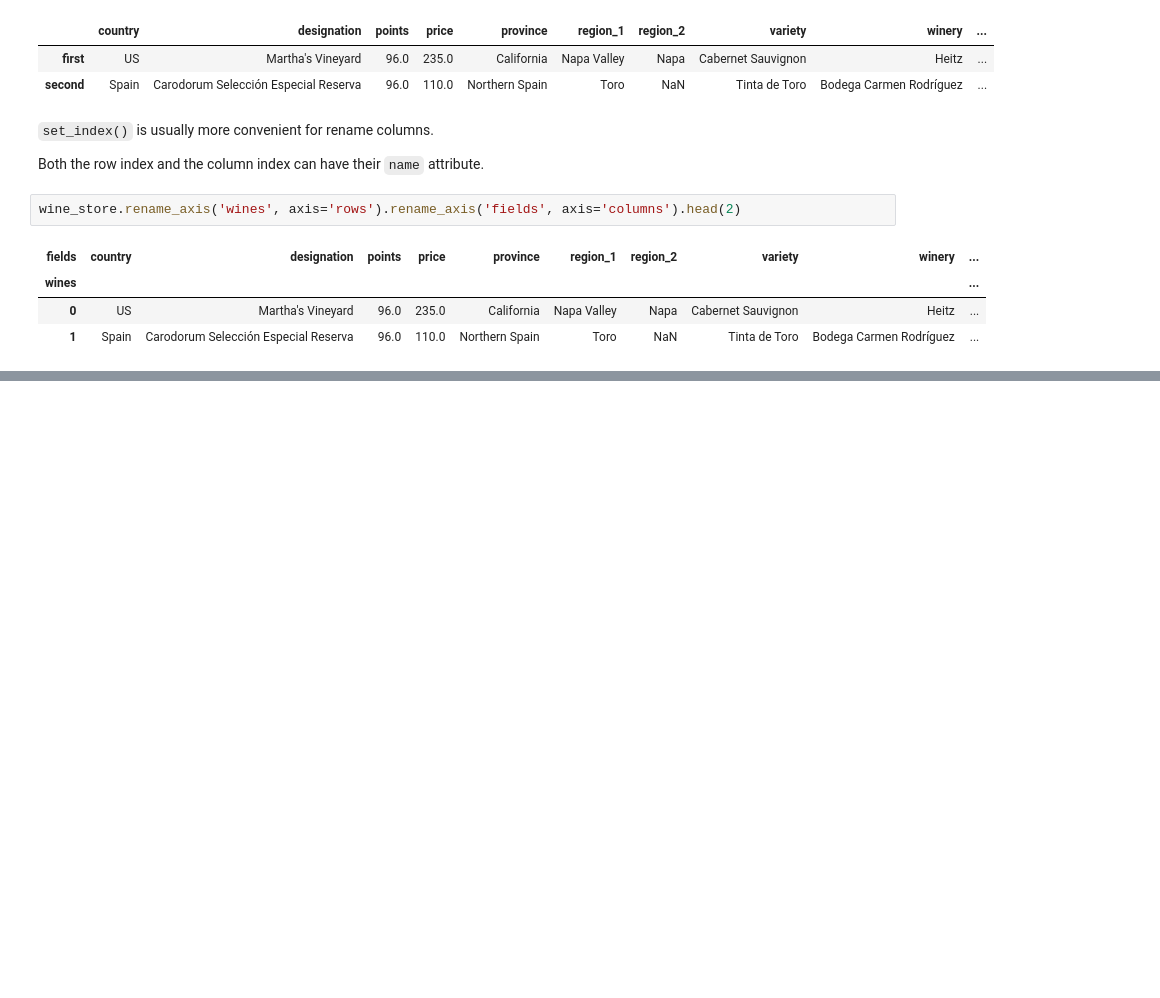
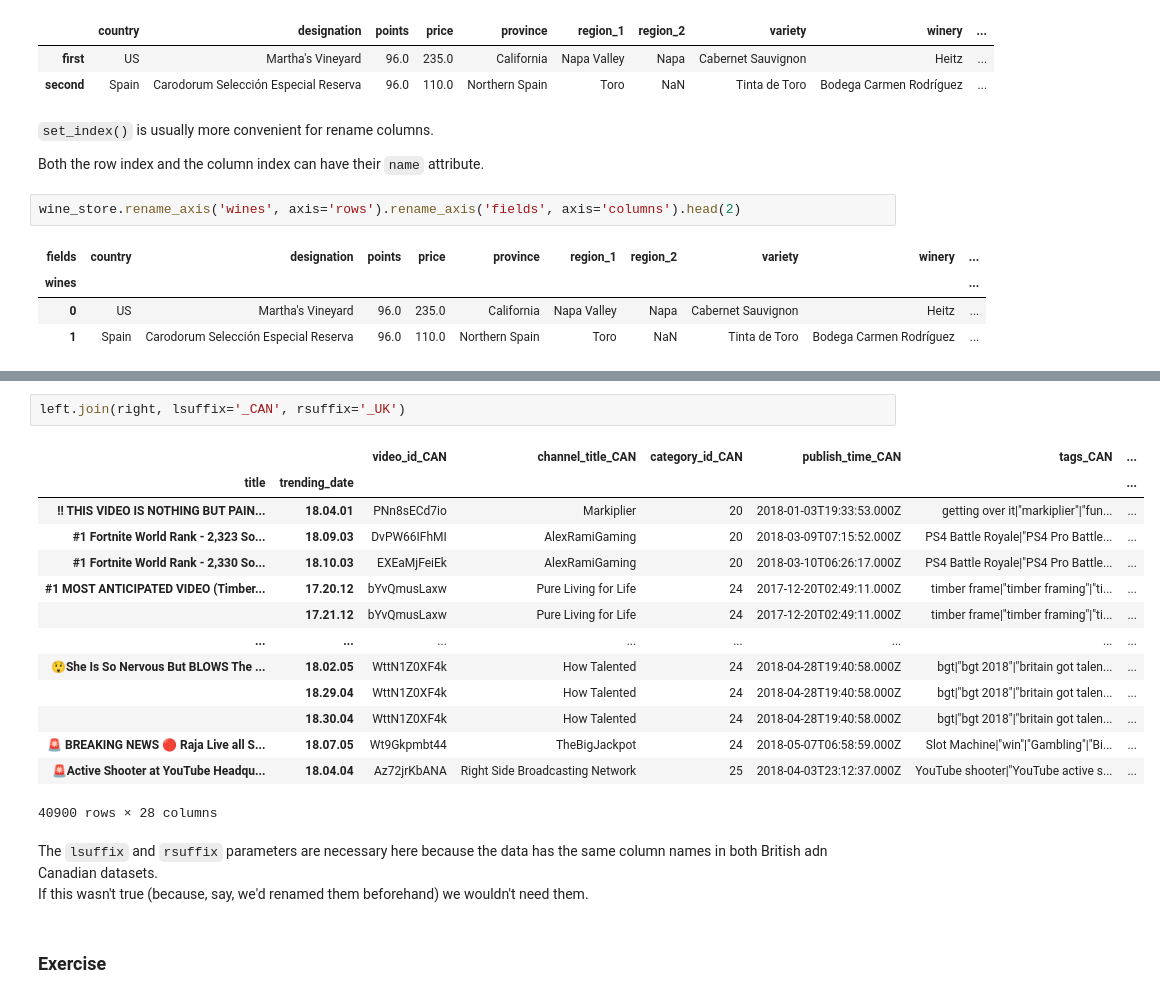
Before and after one commit to HarakaRisasi/python_code, a Jupyter notebook: introduction_to_machine_learning/pandas_micro_course/06_renaming_and_combining.ipynb, the cells around one changed output, grey strips where cells are left out. Drawn from its saved outputs; the diff is of its cells as text; blank space fills up the shorter version.

```diff
--- a/introduction_to_machine_learning/pandas_micro_course/06_renaming_and_combining.ipynb
+++ b/introduction_to_machine_learning/pandas_micro_course/06_renaming_and_combining.ipynb
@@ -43,0 +83,22 @@ wine_store.rename_axis('wines', axis='rows').rename_axis('fields', axis='columns
+# %%
+left.join(right, lsuffix='_CAN', rsuffix='_UK')
+# %% [output]
+|  |  | video_id_CAN | channel_title_CAN | category_id_CAN | publish_time_CAN | tags_CAN | ... |
+| title | trending_date |  |  |  |  |  | ... |
+| !! THIS VIDEO IS NOTHING BUT PAIN... | 18.04.01 | PNn8sECd7io | Markiplier | 20 | 2018-01-03T19:33:53.000Z | getting over it|"markiplier"|"fun... | ... |
+| #1 Fortnite World Rank - 2,323 So... | 18.09.03 | DvPW66IFhMI | AlexRamiGaming | 20 | 2018-03-09T07:15:52.000Z | PS4 Battle Royale|"PS4 Pro Battle... | ... |
+| #1 Fortnite World Rank - 2,330 So... | 18.10.03 | EXEaMjFeiEk | AlexRamiGaming | 20 | 2018-03-10T06:26:17.000Z | PS4 Battle Royale|"PS4 Pro Battle... | ... |
+| #1 MOST ANTICIPATED VIDEO (Timber... | 17.20.12 | bYvQmusLaxw | Pure Living for Life | 24 | 2017-12-20T02:49:11.000Z | timber frame|"timber framing"|"ti... | ... |
+|  | 17.21.12 | bYvQmusLaxw | Pure Living for Life | 24 | 2017-12-20T02:49:11.000Z | timber frame|"timber framing"|"ti... | ... |
+| ... | ... | ... | ... | ... | ... | ... | ... |
+| 😲She Is So Nervous But BLOWS The ... | 18.02.05 | WttN1Z0XF4k | How Talented | 24 | 2018-04-28T19:40:58.000Z | bgt|"bgt 2018"|"britain got talen... | ... |
+|  | 18.29.04 | WttN1Z0XF4k | How Talented | 24 | 2018-04-28T19:40:58.000Z | bgt|"bgt 2018"|"britain got talen... | ... |
+|  | 18.30.04 | WttN1Z0XF4k | How Talented | 24 | 2018-04-28T19:40:58.000Z | bgt|"bgt 2018"|"britain got talen... | ... |
+| 🚨 BREAKING NEWS 🔴 Raja Live all S... | 18.07.05 | Wt9Gkpmbt44 | TheBigJackpot | 24 | 2018-05-07T06:58:59.000Z | Slot Machine|"win"|"Gambling"|"Bi... | ... |
+| 🚨Active Shooter at YouTube Headqu... | 18.04.04 | Az72jrKbANA | Right Side Broadcasting Network | 25 | 2018-04-03T23:12:37.000Z | YouTube shooter|"YouTube active s... | ... |
+40900 rows × 28 columns
+# %% [markdown]
+The `lsuffix` and `rsuffix` parameters are necessary here because the data has the same column names in both British adn Canadian datasets.
+If this wasn't true (because, say, we'd renamed them beforehand) we wouldn't need them.
+# %% [markdown]
+### Exercise
```
Also changed, not shown: parts of 11 cells of this notebook.
